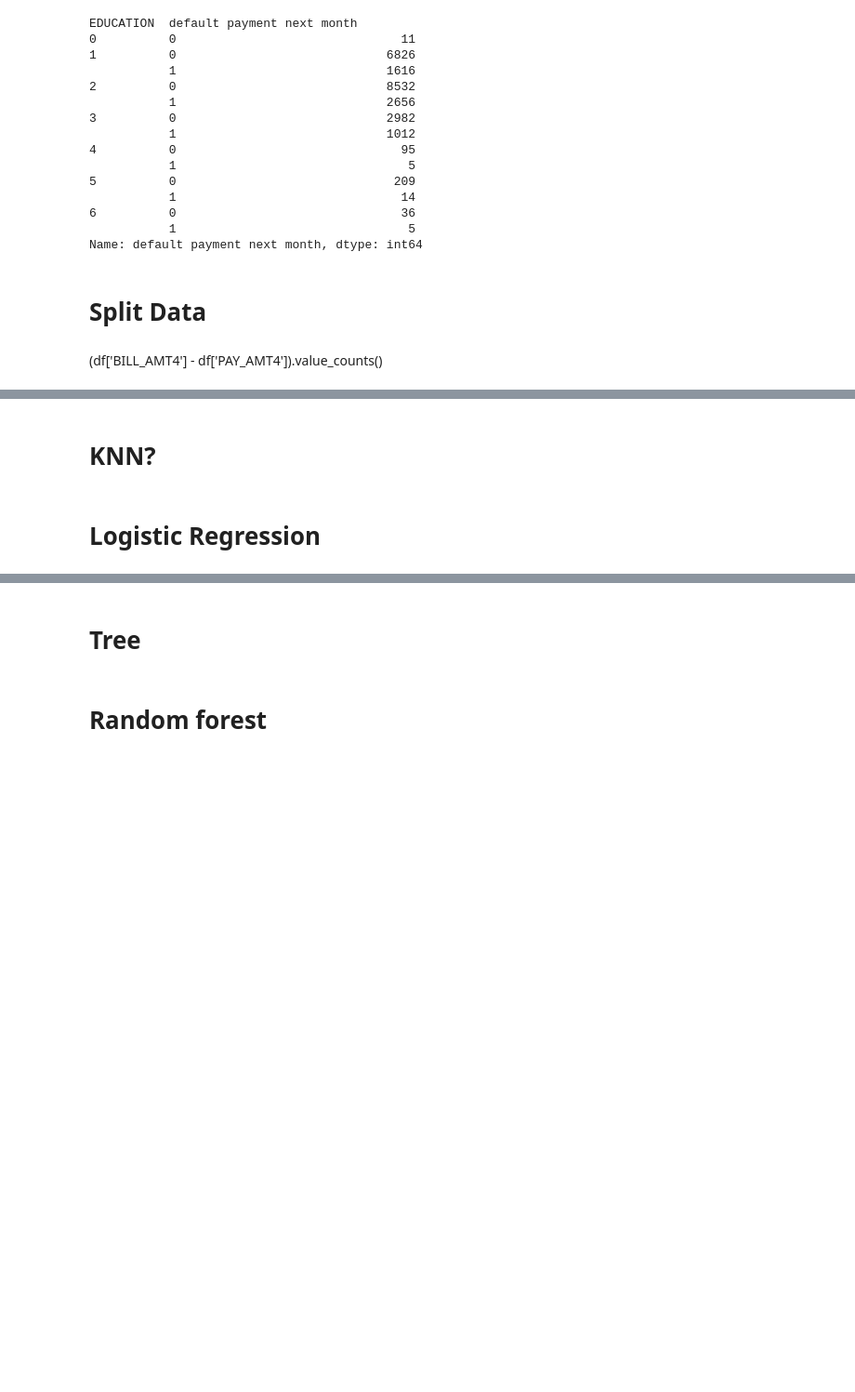
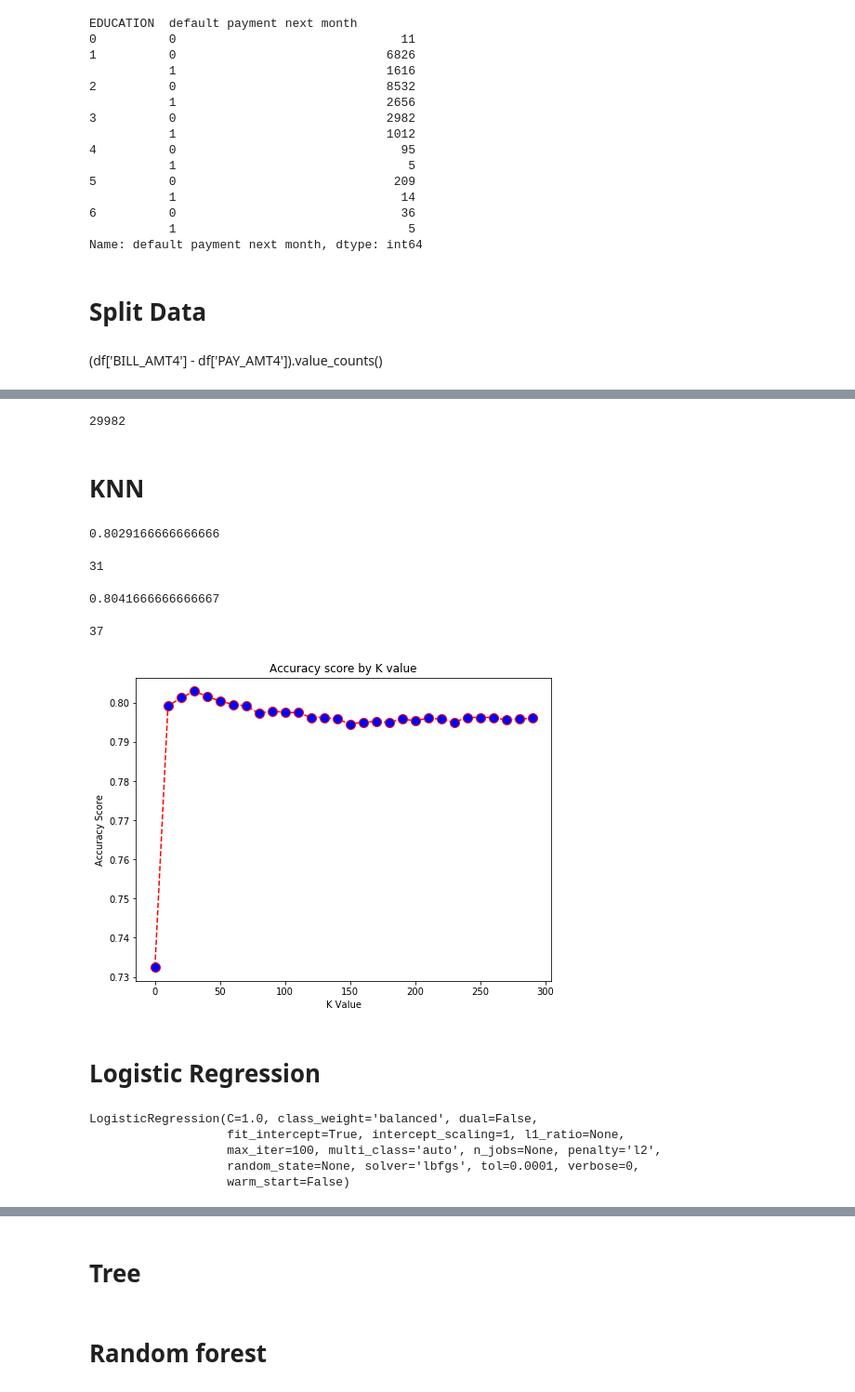
Before and after one commit to GL7526/nyc-mhtn-ds-010620-lectures, a Jupyter notebook: week-9/classification-assessment/credit_card_bakeoff.ipynb, the cells around one changed output, grey strips where cells are left out. Shown: that part at 93% size. Drawn from its saved outputs; the diff is of its cells as text; code cells hidden in the pictures; blank space fills up the shorter version.

```diff
--- a/week-9/classification-assessment/credit_card_bakeoff.ipynb
+++ b/week-9/classification-assessment/credit_card_bakeoff.ipynb
@@ -117,0 +209,6 @@ X_train, X_test, y_train, y_test = train_test_split(df[inputs], target, test_siz
+# %%
+# combine majority and upsampled minority
+upsampled = pd.concat([not_defaulted, resamped])
+# check new class counts
+# upsampled.target.value_counts()
+upsampled
@@ -118,2 +229,17 @@ X_train, X_test, y_train, y_test = train_test_split(df[inputs], target, test_siz
+# %%
+y_train = upsampled.target
+x_train = upsampled.drop('target', axis=1)
+# %%
+len(x_train)
+# %% [output]
+29982
 # %% [markdown]
-# KNN?
+# KNN
+# %%
+from sklearn.preprocessing import StandardScaler
+
+scaler = StandardScaler()
+scaler.fit(x_train)
+
+x_train = scaler.transform(x_train)
+x_test = scaler.transform(x_test)
@@ -119,0 +248,15 @@ X_train, X_test, y_train, y_test = train_test_split(df[inputs], target, test_siz
+# %%
+k_scores = []
+for i in range(0, 300, 10):
+    knn1 = KNeighborsClassifier(n_neighbors=i+1)
+    knn1.fit(x_train, y_train)
+    y_pred_class1 = knn1.predict(x_test)
+    k_scores.append(accuracy_score(y_test, y_pred_class1))
+# %%
+max(k_scores)
+# %% [output]
+0.8029166666666666
+# %%
+k_scores.index(max(k_scores))*10+1
+# %% [output]
+31
@@ -120,2 +270,20 @@ X_train, X_test, y_train, y_test = train_test_split(df[inputs], target, test_siz
+# %%
+max(k_scores2)
+# %% [output]
+0.8041666666666667
+# %%
+k_scores2.index(max(k_scores2)) + 21
+# %% [output]
+37
+# %%
+plt.figure(figsize = (8,6))
+plt.plot(list(range(0,300,10)), k_scores, color = 'red', linestyle = 'dashed', marker = 'o',
+         markerfacecolor = 'blue', markersize = 10)
+plt.title('Accuracy score by K value')
+plt.xlabel('K Value')
+plt.ylabel('Accuracy Score')
+plt.show()
+# %% [output]
+[figure, added]
 # %% [markdown]
 # Logistic Regression
@@ -121,0 +294,13 @@ X_train, X_test, y_train, y_test = train_test_split(df[inputs], target, test_siz
+# %%
+import copy
+import statsmodels as sm
+logreg_x_tr = copy.deepcopy(x_train)
+logreg_x_te = copy.deepcopy(x_test)
+
+logreg.fit(logreg_x_tr, y_train)
+# %% [output]
+LogisticRegression(C=1.0, class_weight='balanced', dual=False,
+                   fit_intercept=True, intercept_scaling=1, l1_ratio=None,
+                   max_iter=100, multi_class='auto', n_jobs=None, penalty='l2',
+                   random_state=None, solver='lbfgs', tol=0.0001, verbose=0,
+                   warm_start=False)
```
Also changed, not shown: parts of 79 cells of this notebook, 1 other file.
